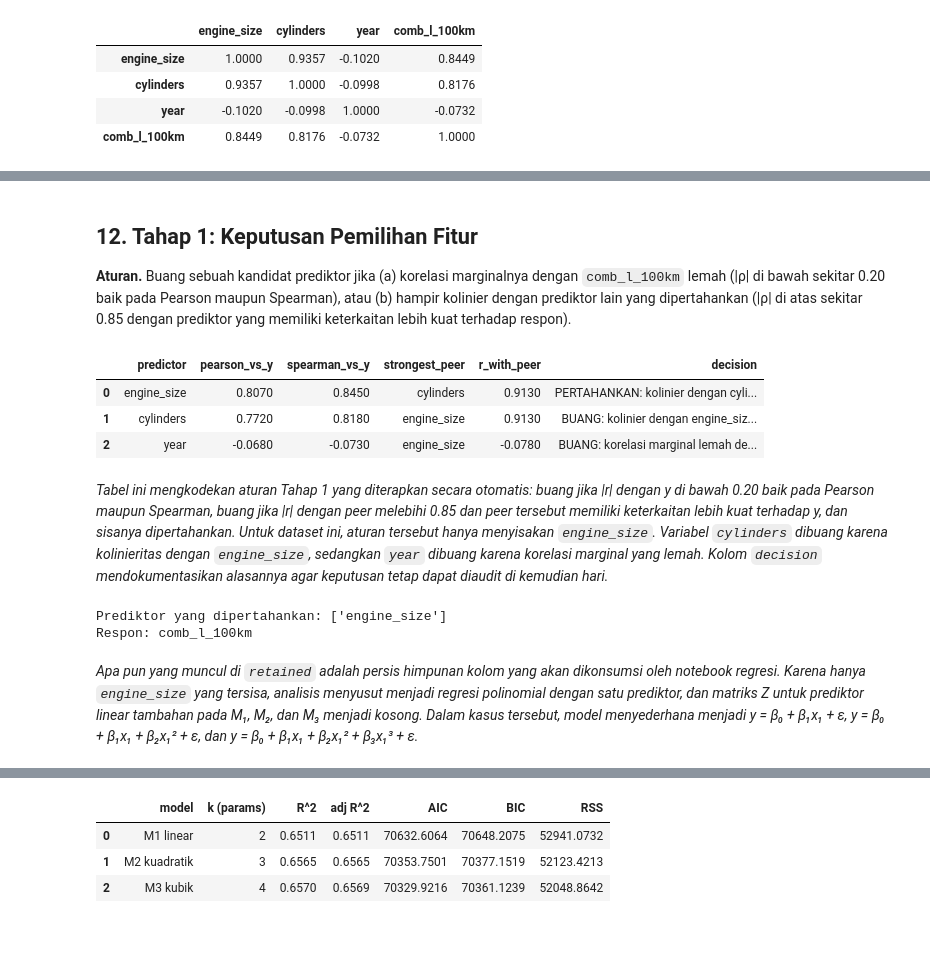
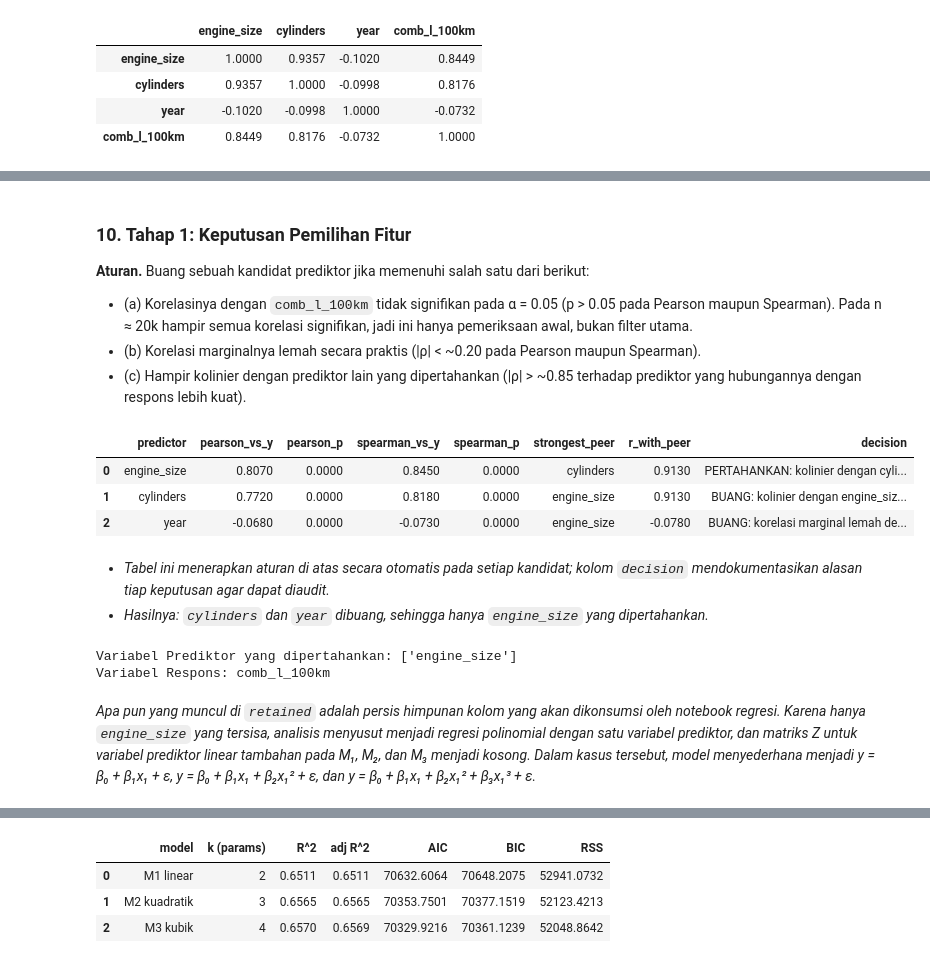
Before and after one commit to aeugene-uc/alp-prob-stat, a Jupyter notebook: Regression.ipynb, the cells around one changed output, grey strips where cells are left out. Saved outputs shown, nothing was run; the diff lists cells and outputs as text; code cells hidden in the pictures; blank space fills up the shorter version.

```diff
--- a/Regression.ipynb
+++ b/Regression.ipynb
@@ -233,0 +192,10 @@ pearson
+# %%
+cols = df.columns.tolist()
+pearson_p = pd.DataFrame(np.nan, index=cols, columns=cols)
+for c1 in cols:
+    for c2 in cols:
+        if c1 != c2:
+            _, p = stats.pearsonr(df[c1], df[c2])
+            pearson_p.loc[c1, c2] = p
+print('Pearson Correlation p-values')
+pearson_p
@@ -257,0 +237,9 @@ Membandingkan kedua korelasi terhadap respon mengisolasi perilaku yang monotonik
+# %%
+spearman_p = pd.DataFrame(np.nan, index=cols, columns=cols)
+for c1 in cols:
+    for c2 in cols:
+        if c1 != c2:
+            _, p = stats.spearmanr(df[c1], df[c2])
+            spearman_p.loc[c1, c2] = p
+print('Spearman Correlation p-values')
+spearman_p
@@ -273,51 +279,64 @@ gap.sort_values('abs_gap', ascending=False)
 # %% [markdown]
-## 12. Tahap 1: Keputusan Pemilihan Fitur
+### 10. Tahap 1: Keputusan Pemilihan Fitur
 
-**Aturan.** Buang sebuah kandidat prediktor jika (a) korelasi marginalnya dengan `comb_l_100km` lemah (|ρ| di bawah sekitar 0.20 baik pada Pearson maupun Spearman), atau (b) hampir kolinier dengan prediktor lain yang dipertahankan (|ρ| di atas sekitar 0.85 dengan prediktor yang memiliki keterkaitan lebih kuat terhadap respon).
+**Aturan.** Buang sebuah kandidat prediktor jika memenuhi salah satu dari berikut:
+- (a) Korelasinya dengan `comb_l_100km` tidak signifikan pada α = 0.05 (p > 0.05 pada Pearson maupun Spearman). Pada n ≈ 20k hampir semua korelasi signifikan, jadi ini hanya pemeriksaan awal, bukan filter utama.
+- (b) Korelasi marginalnya lemah secara praktis (|ρ| < ~0.20 pada Pearson maupun Spearman).
+- (c) Hampir kolinier dengan prediktor lain yang dipertahankan (|ρ| > ~0.85 terhadap prediktor yang hubungannya dengan respons lebih kuat).
 # %%
 candidates = ['engine_size', 'cylinders', 'year']
 rows = []
-for p in candidates:
-    pear_y = pearson.loc[p, target]
-    spear_y = spearman.loc[p, target]
-    others = [c for c in candidates if c != p]
-    max_partner = max(others, key=lambda c: abs(pearson.loc[p, c]))
-    max_val = pearson.loc[p, max_partner]
-    weak = abs(pear_y) < 0.20 and abs(spear_y) < 0.20
+for pred in candidates:
+    pear_y  = pearson.loc[pred, target]
+    pear_p  = pearson_p.loc[pred, target]
+    spear_y = spearman.loc[pred, target]
+    spear_p = spearman_p.loc[pred, target]
+    others  = [c for c in candidates if c != pred]
+    max_partner = max(others, key=lambda c: abs(pearson.loc[pred, c]))
+    max_val = pearson.loc[pred, max_partner]
+
+    insignificant = pear_p > 0.05 and spear_p > 0.05
+    weak      = abs(pear_y) < 0.20 and abs(spear_y) < 0.20
     collinear = abs(max_val) > 0.85
-    if weak:
+
+    if insignificant:
+        decision = f'BUANG: tidak signifikan (Pearson p={pear_p:.3g}, Spearman p={spear_p:.3g})'
+    elif weak:
         decision = 'BUANG: korelasi marginal lemah dengan y'
     elif collinear:
         peer_strength = abs(pearson.loc[max_partner, target])
         if peer_strength > abs(pear_y):
             decision = f'BUANG: kolinier dengan {max_partner} (r={max_val:.2f}), peer lebih kuat terkait dengan y'
         else:
             decision = f'PERTAHANKAN: kolinier dengan {max_partner} namun lebih kuat terkait dengan y'
     else:
         decision = 'PERTAHANKAN'
     rows.append({
-        'predictor': p,
-        'pearson_vs_y': round(pear_y, 3),
+        'predictor':     pred,
+        'pearson_vs_y':  round(pear_y,  3),
+        'pearson_p':     round(pear_p,  4),
         'spearman_vs_y': round(spear_y, 3),
+        'spearman_p':    round(spear_p, 4),
         'strongest_peer': max_partner,
-        'r_with_peer': round(max_val, 3),
-        'decision': decision,
+        'r_with_peer':   round(max_val, 3),
+        'decision':      decision,
     })
 selection = pd.DataFrame(rows)
 selection
 # %% [output]
-|  | predictor | pearson_vs_y | spearman_vs_y | strongest_peer | r_with_peer | decision |
-| 0 | engine_size | 0.8070 | 0.8450 | cylinders | 0.9130 | PERTAHANKAN: kolinier dengan cyli... |
-| 1 | cylinders | 0.7720 | 0.8180 | engine_size | 0.9130 | BUANG: kolinier dengan engine_siz... |
-| 2 | year | -0.0680 | -0.0730 | engine_size | -0.0780 | BUANG: korelasi marginal lemah de... |
+|  | predictor | pearson_vs_y | pearson_p | spearman_vs_y | spearman_p | strongest_peer | r_with_peer | decision |
+| 0 | engine_size | 0.8070 | 0.0000 | 0.8450 | 0.0000 | cylinders | 0.9130 | PERTAHANKAN: kolinier dengan cyli... |
+| 1 | cylinders | 0.7720 | 0.0000 | 0.8180 | 0.0000 | engine_size | 0.9130 | BUANG: kolinier dengan engine_siz... |
+| 2 | year | -0.0680 | 0.0000 | -0.0730 | 0.0000 | engine_size | -0.0780 | BUANG: korelasi marginal lemah de... |
 # %% [markdown]
-*Tabel ini mengkodekan aturan Tahap 1 yang diterapkan secara otomatis: buang jika |r| dengan y di bawah 0.20 baik pada Pearson maupun Spearman, buang jika |r| dengan peer melebihi 0.85 dan peer tersebut memiliki keterkaitan lebih kuat terhadap y, dan sisanya dipertahankan. Untuk dataset ini, aturan tersebut hanya menyisakan `engine_size`. Variabel `cylinders` dibuang karena kolinieritas dengan `engine_size`, sedangkan `year` dibuang karena korelasi marginal yang lemah. Kolom `decision` mendokumentasikan alasannya agar keputusan tetap dapat diaudit di kemudian hari.*
+- *Tabel ini menerapkan aturan di atas secara otomatis pada setiap kandidat; kolom `decision` mendokumentasikan alasan tiap keputusan agar dapat diaudit.*
+- *Hasilnya: `cylinders` dan `year` dibuang, sehingga hanya `engine_size` yang dipertahankan.*
 # %%
 retained = selection.loc[selection['decision'].str.startswith('PERTAHANKAN'), 'predictor'].tolist()
-print('Prediktor yang dipertahankan:', retained)
-print('Respon:', target)
+print('Variabel Prediktor yang dipertahankan:', retained)
+print('Variabel Respons:', target)
 # %% [output]
-Prediktor yang dipertahankan: ['engine_size']
-Respon: comb_l_100km
+Variabel Prediktor yang dipertahankan: ['engine_size']
+Variabel Respons: comb_l_100km
 # %% [markdown]
-*Apa pun yang muncul di `retained` adalah persis himpunan kolom yang akan dikonsumsi oleh notebook regresi. Karena hanya `engine_size` yang tersisa, analisis menyusut menjadi regresi polinomial dengan satu prediktor, dan matriks Z untuk prediktor linear tambahan pada M₁, M₂, dan M₃ menjadi kosong. Dalam kasus tersebut, model menyederhana menjadi y = β₀ + β₁x₁ + ε, y = β₀ + β₁x₁ + β₂x₁² + ε, dan y = β₀ + β₁x₁ + β₂x₁² + β₃x₁³ + ε.*
+*Apa pun yang muncul di `retained` adalah persis himpunan kolom yang akan dikonsumsi oleh notebook regresi. Karena hanya `engine_size` yang tersisa, analisis menyusut menjadi regresi polinomial dengan satu variabel prediktor, dan matriks Z untuk variabel prediktor linear tambahan pada M₁, M₂, dan M₃ menjadi kosong. Dalam kasus tersebut, model menyederhana menjadi y = β₀ + β₁x₁ + ε, y = β₀ + β₁x₁ + β₂x₁² + ε, dan y = β₀ + β₁x₁ + β₂x₁² + β₃x₁³ + ε.*
```
Also changed, not shown: parts of 57 cells of this notebook, 6 other files.
